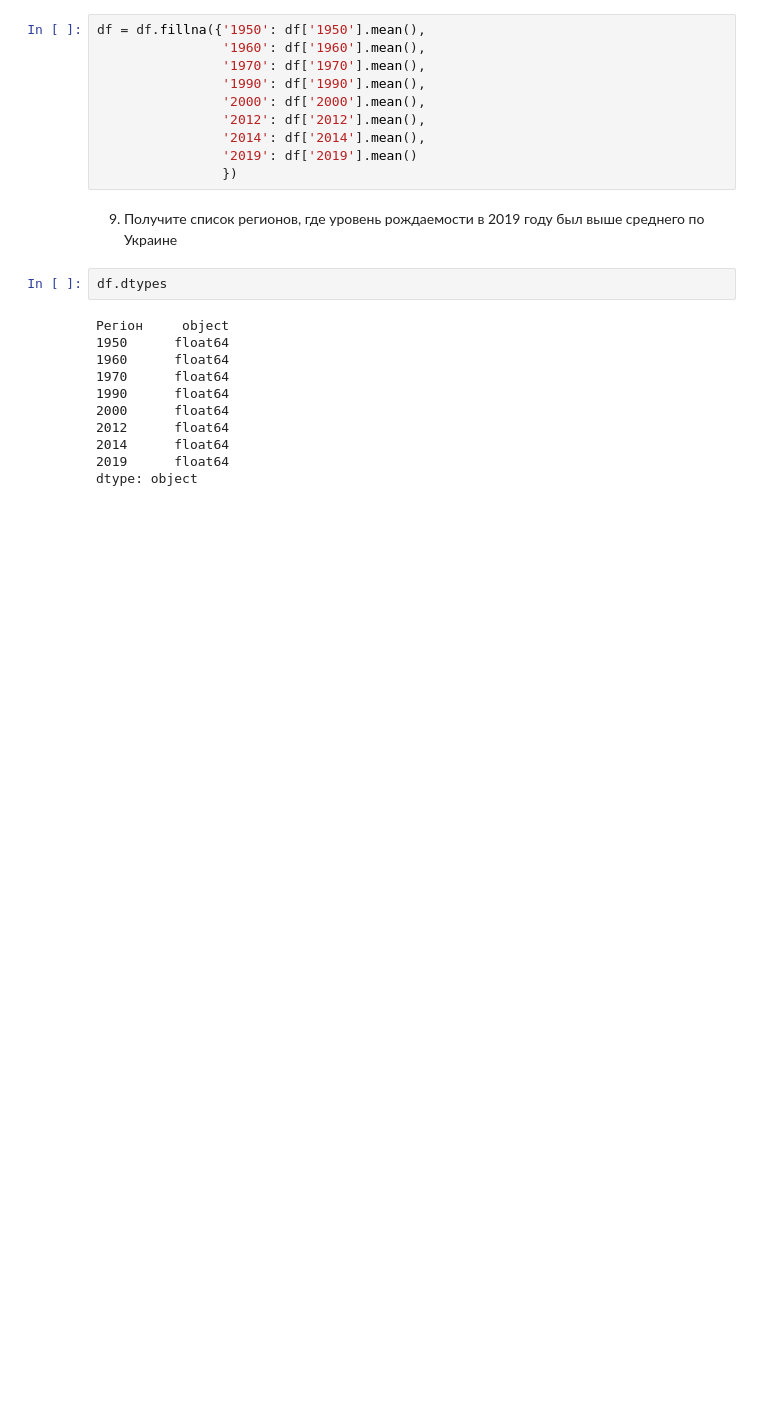
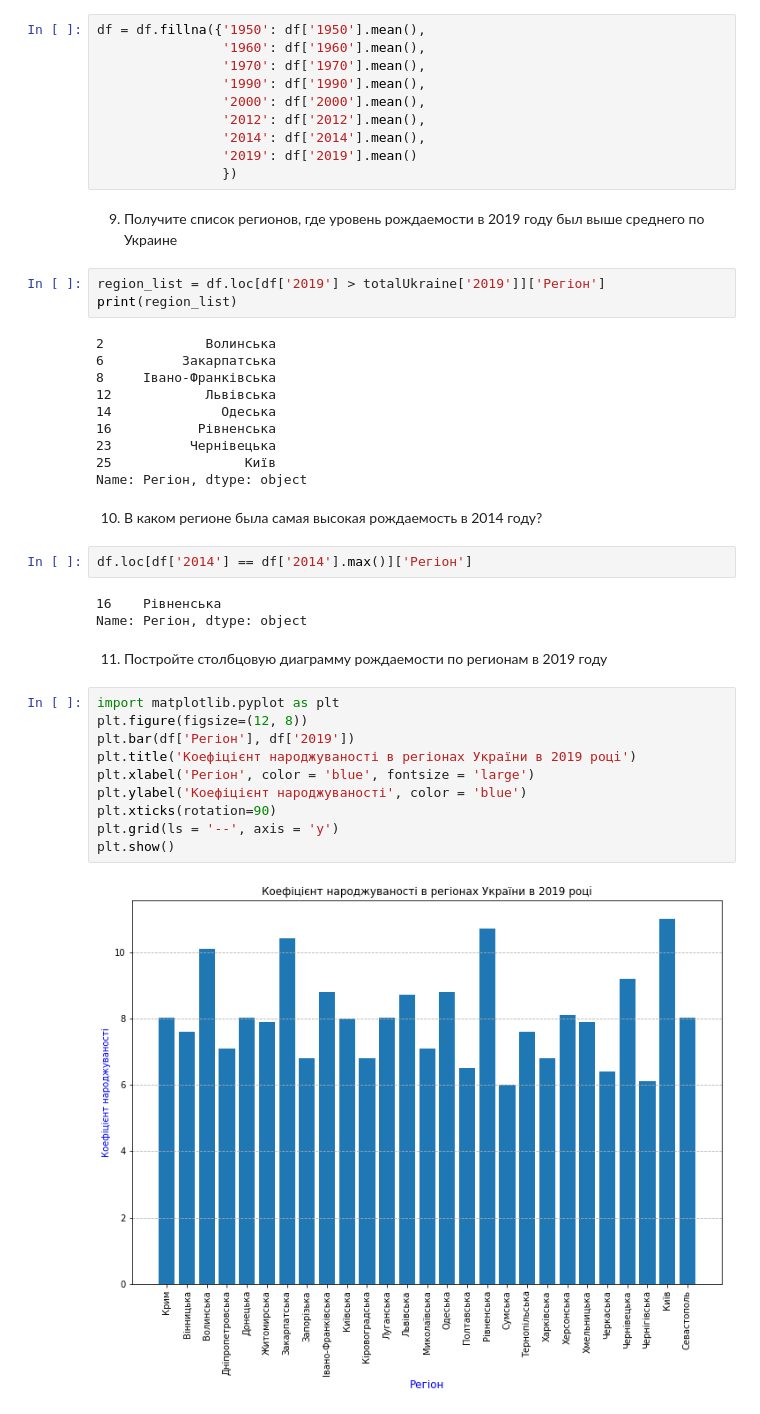
Before and after one commit to PavelStelmakhV/hw302-pandas-usage, a Jupyter notebook: Hw2.1.ipynb, the cells around one changed output. Saved outputs shown, nothing was run; the diff lists cells and outputs as text; blank space fills up the shorter version.

```diff
--- a/Hw2.1.ipynb
+++ b/Hw2.1.ipynb
@@ -78,15 +78,36 @@ df = df.fillna({'1950': df['1950'].mean(),
 # %% [markdown]
 9. Получите список регионов, где уровень рождаемости в 2019 году был выше среднего по Украине
 # %%
-df.dtypes
+region_list = df.loc[df['2019'] > totalUkraine['2019']]['Регіон']
+print(region_list)
 # %% [output]
-Регіон     object
-1950      float64
-1960      float64
-1970      float64
-1990      float64
-2000      float64
-2012      float64
-2014      float64
-2019      float64
-dtype: object
+2             Волинська
+6          Закарпатська
+8     Івано-Франківська
+12            Львівська
+14              Одеська
+16           Рівненська
+23          Чернівецька
+25                 Київ
+Name: Регіон, dtype: object
+# %% [markdown]
+10. В каком регионе была самая высокая рождаемость в 2014 году?
+# %%
+df.loc[df['2014'] == df['2014'].max()]['Регіон']
+# %% [output]
+16    Рівненська
+Name: Регіон, dtype: object
+# %% [markdown]
+11. Постройте столбцовую диаграмму рождаемости по регионам в 2019 году
+# %%
+import matplotlib.pyplot as plt
+plt.figure(figsize=(12, 8))
+plt.bar(df['Регіон'], df['2019'])
+plt.title('Коефіцієнт народжуваності в регіонах України в 2019 роцi')
+plt.xlabel('Регіон', color = 'blue', fontsize = 'large')
+plt.ylabel('Коефіцієнт народжуваності', color = 'blue')
+plt.xticks(rotation=90)
+plt.grid(ls = '--', axis = 'y')
+plt.show()
+# %% [output]
+[figure, added]
```
